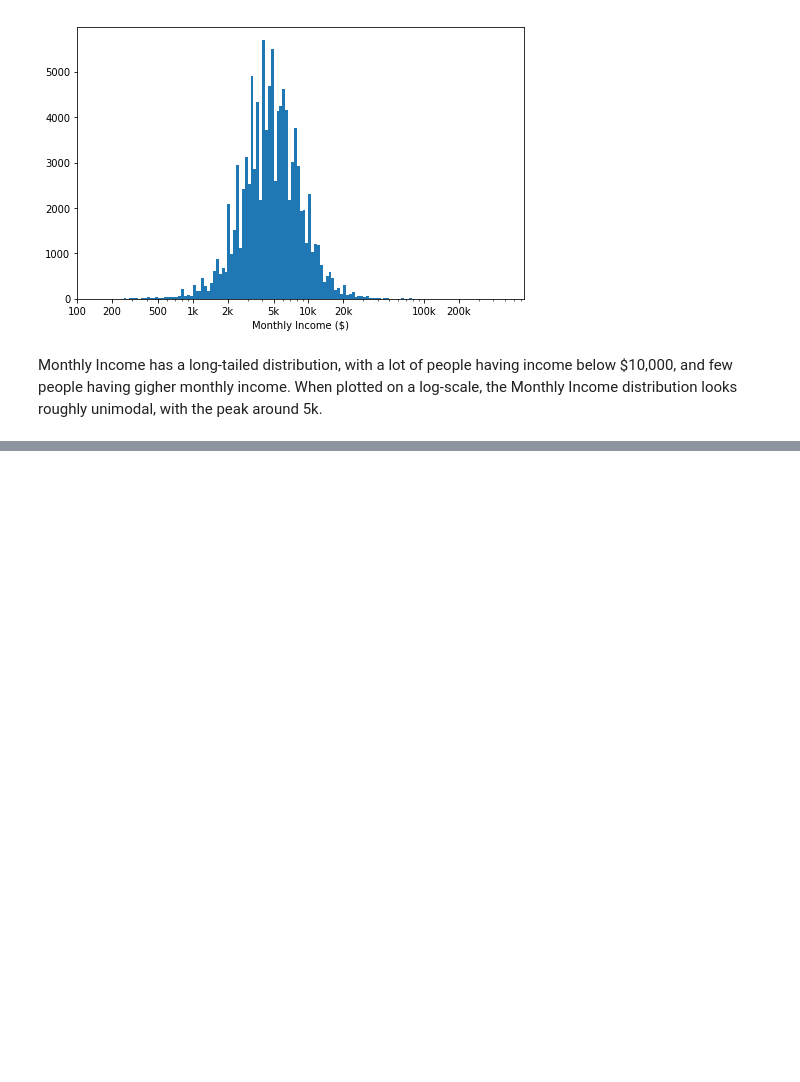
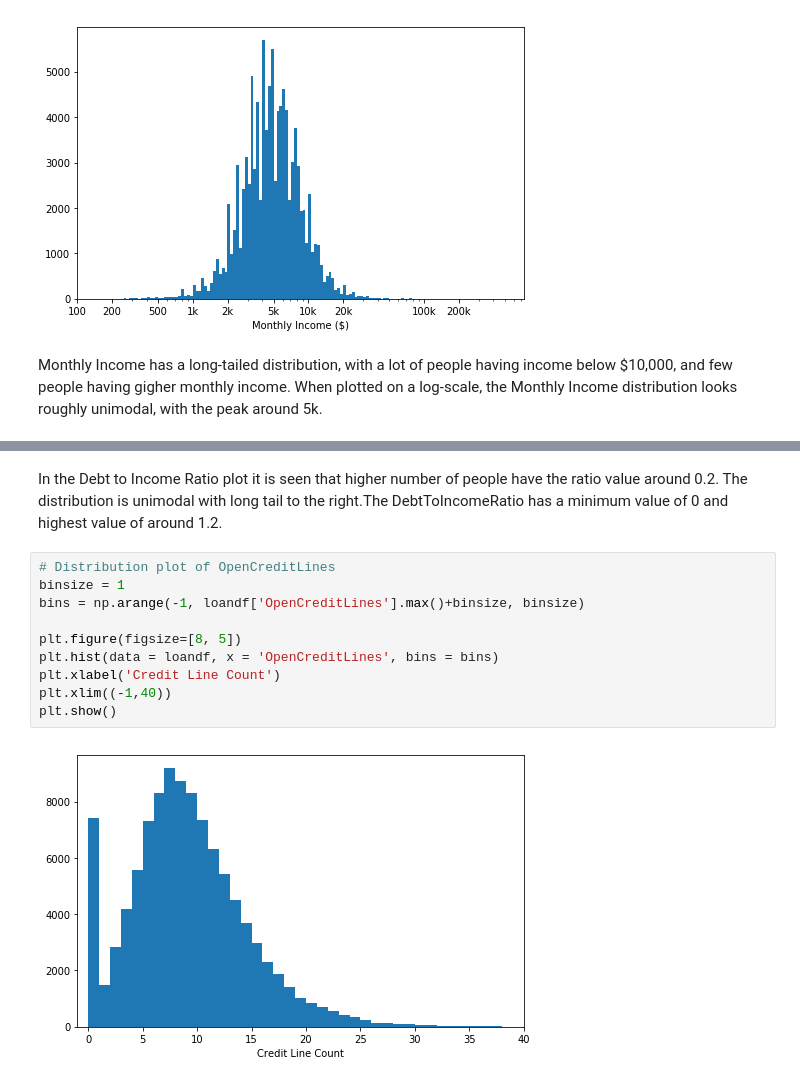
Before and after one commit to Kirthi-Raman/LoanDatasetAnalysis, a Jupyter notebook: exploration_template.ipynb, the cells around one changed output, grey strips where cells are left out. Cells and saved outputs as stored; diff of their text form; blank space fills up the shorter version.

```diff
--- a/exploration_template.ipynb
+++ b/exploration_template.ipynb
@@ -386,0 +399,14 @@ Monthly Income has a long-tailed distribution, with a lot of people having incom
+# %% [markdown]
+In the Debt to Income Ratio plot it is seen that higher number of people have the ratio value around 0.2. The distribution is unimodal with long tail to the right.The DebtToIncomeRatio has a minimum value of 0 and highest value of around 1.2.
+# %%
+# Distribution plot of OpenCreditLines
+binsize = 1
+bins = np.arange(-1, loandf['OpenCreditLines'].max()+binsize, binsize)
+
+plt.figure(figsize=[8, 5])
+plt.hist(data = loandf, x = 'OpenCreditLines', bins = bins)
+plt.xlabel('Credit Line Count')
+plt.xlim((-1,40))
+plt.show()
+# %% [output]
+[figure, added]
```
Also changed, not shown: parts of 16 cells of this notebook.
